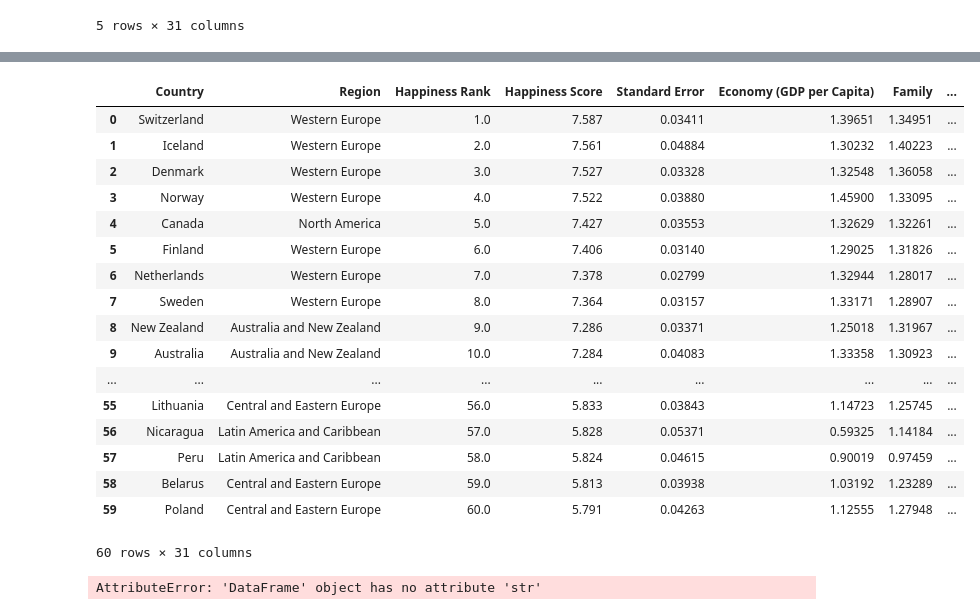
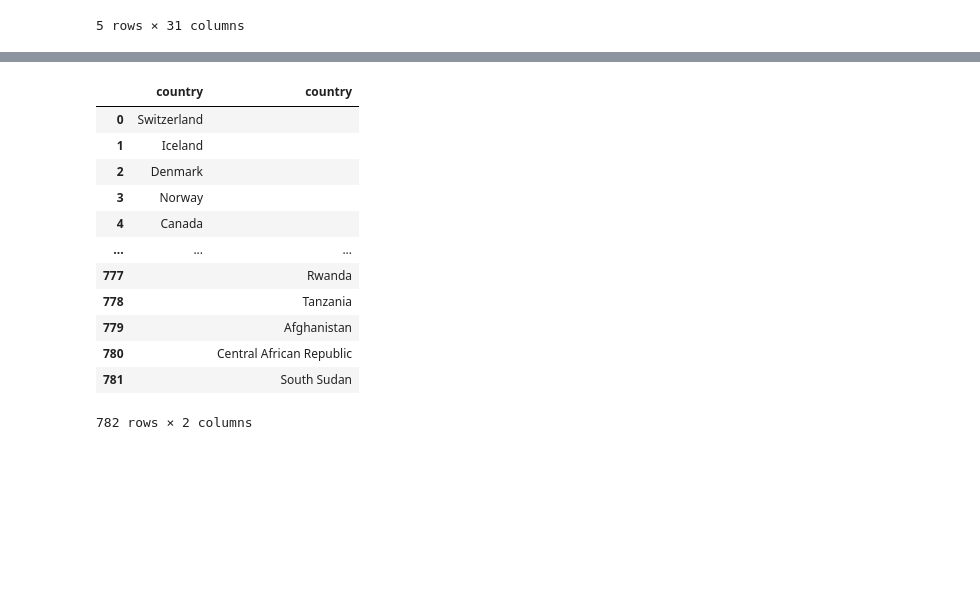
Before and after one commit to syed199921/EDA-on-World-Happiness-Dataset, a Jupyter notebook: eda/eda_world_happiness.ipynb, the cells around one changed output, grey strips where cells are left out. Cells and saved outputs as stored; diff of their text form; code cells hidden in the pictures; blank space fills up the shorter version.

Commit message:
Removed duplicate columns and merged the values of same columns in different reports

```diff
--- a/eda/eda_world_happiness.ipynb
+++ b/eda/eda_world_happiness.ipynb
@@ -258,15 +238,6 @@ df_modified.head()
 str_cols = df_modified.select_dtypes(include="object").columns
 print(str_cols)
 for col in str_cols:
-    new_cols = []
-    for c in df_modified[col]:
-        str_col = str(c)
-        str_col = str_col.strip().replace("nan","").replace("None","")
-        print(str_col)
-        print(type(str_col))
-        new_cols.append(str_col)
-    # df_modified[col] = new_cols
-
-df_modified.head()
+    df_modified[col] = df_modified[col].astype(str).replace({"nan":"", "None":""})
 # %% [output]
 Index(['country', 'region', 'year', 'country'], dtype='object')
@@ -294,29 +249,18 @@ country
 | 4 | Canada | North America | 5.0 | 7.427 | 0.03553 | 1.32629 | 1.32261 | ... |
 5 rows × 31 columns
 # %%
-df.head(60)
+df_modified['country']
 # %% [output]
-|  | Country | Region | Happiness Rank | Happiness Score | Standard Error | Economy (GDP per Capita) | Family | ... |
-| 0 | Switzerland | Western Europe | 1.0 | 7.587 | 0.03411 | 1.39651 | 1.34951 | ... |
-| 1 | Iceland | Western Europe | 2.0 | 7.561 | 0.04884 | 1.30232 | 1.40223 | ... |
-| 2 | Denmark | Western Europe | 3.0 | 7.527 | 0.03328 | 1.32548 | 1.36058 | ... |
-| 3 | Norway | Western Europe | 4.0 | 7.522 | 0.03880 | 1.45900 | 1.33095 | ... |
-| 4 | Canada | North America | 5.0 | 7.427 | 0.03553 | 1.32629 | 1.32261 | ... |
-| 5 | Finland | Western Europe | 6.0 | 7.406 | 0.03140 | 1.29025 | 1.31826 | ... |
-| 6 | Netherlands | Western Europe | 7.0 | 7.378 | 0.02799 | 1.32944 | 1.28017 | ... |
-| 7 | Sweden | Western Europe | 8.0 | 7.364 | 0.03157 | 1.33171 | 1.28907 | ... |
-| 8 | New Zealand | Australia and New Zealand | 9.0 | 7.286 | 0.03371 | 1.25018 | 1.31967 | ... |
-| 9 | Australia | Australia and New Zealand | 10.0 | 7.284 | 0.04083 | 1.33358 | 1.30923 | ... |
-| ... | ... | ... | ... | ... | ... | ... | ... | ... |
-| 55 | Lithuania | Central and Eastern Europe | 56.0 | 5.833 | 0.03843 | 1.14723 | 1.25745 | ... |
-| 56 | Nicaragua | Latin America and Caribbean | 57.0 | 5.828 | 0.05371 | 0.59325 | 1.14184 | ... |
-| 57 | Peru | Latin America and Caribbean | 58.0 | 5.824 | 0.04615 | 0.90019 | 0.97459 | ... |
-| 58 | Belarus | Central and Eastern Europe | 59.0 | 5.813 | 0.03938 | 1.03192 | 1.23289 | ... |
-| 59 | Poland | Central and Eastern Europe | 60.0 | 5.791 | 0.04263 | 1.12555 | 1.27948 | ... |
+|  | country | country |
+| 0 | Switzerland |  |
+| 1 | Iceland |  |
+| 2 | Denmark |  |
+| 3 | Norway |  |
+| 4 | Canada |  |
+| ... | ... | ... |
+| 777 |  | Rwanda |
+| 778 |  | Tanzania |
+| 779 |  | Afghanistan |
+| 780 |  | Central African Republic |
+| 781 |  | South Sudan |
-60 rows × 31 columns
+782 rows × 2 columns
-# %%
-str_cols = df_modified.select_dtypes(include="object").columns
-for c in str_cols:
-        df_modified[c] = df_modified[c].astype(str).str.strip().replace({"nan":"", "None":""})
-# %% [output]
-AttributeError: 'DataFrame' object has no attribute 'str'
```
Also changed, not shown: parts of 11 cells of this notebook.
